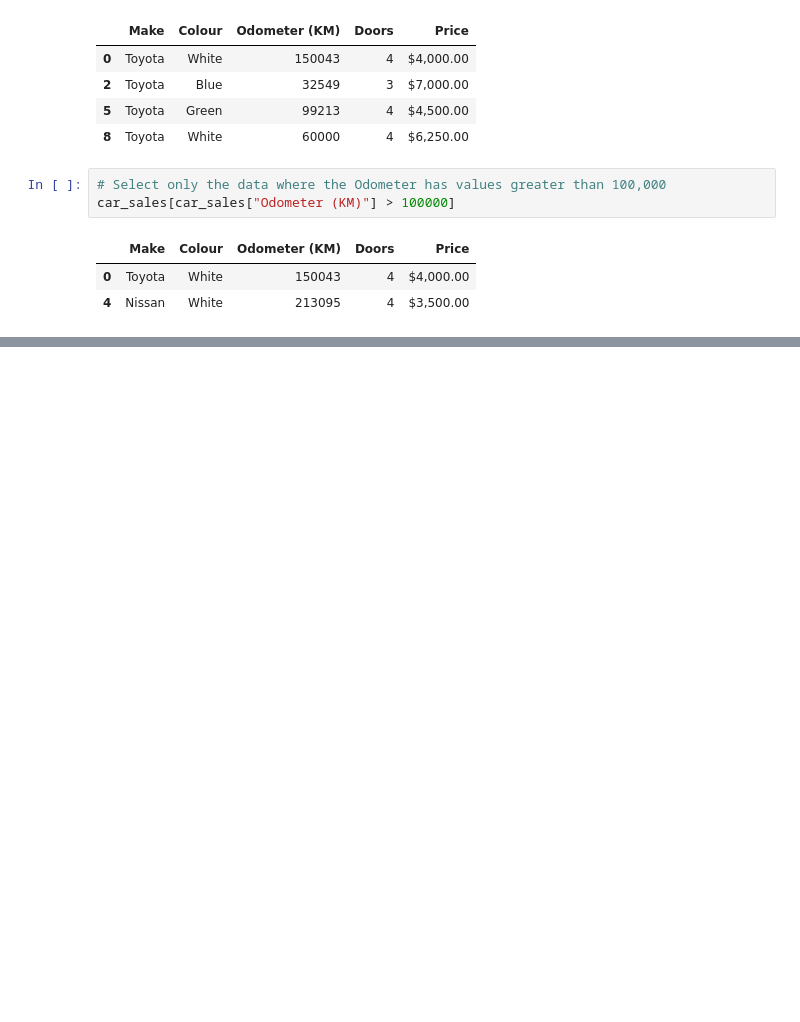
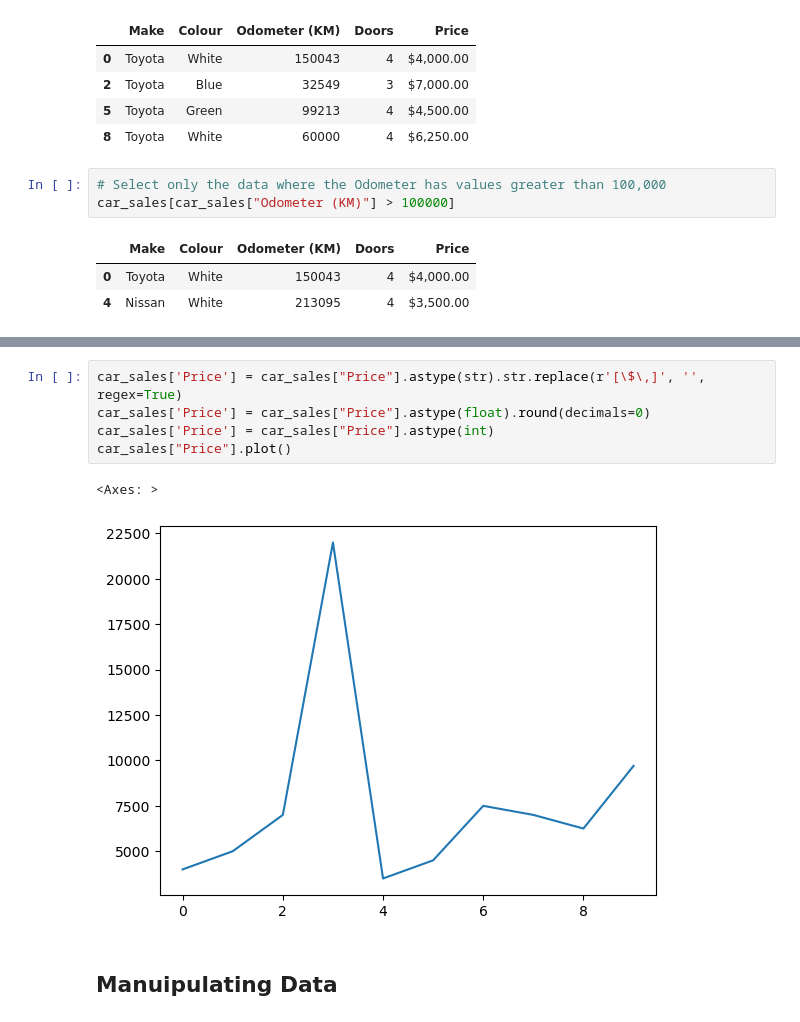
Before and after one commit to designcodemastery/ztm-ai-ml-data-science-bootcamp, a Jupyter notebook: Section 6-Pandas Data Analysis/introduction-to-pandas.ipynb, the cells around one changed output, grey strips where cells are left out. Saved outputs shown, nothing was run; the diff lists cells and outputs as text; blank space fills up the shorter version.

```diff
--- a/Section 6-Pandas Data Analysis/introduction-to-pandas.ipynb
+++ b/Section 6-Pandas Data Analysis/introduction-to-pandas.ipynb
@@ -391,0 +421,10 @@ car_sales[car_sales["Odometer (KM)"] > 100000]
+# %%
+car_sales['Price'] = car_sales["Price"].astype(str).str.replace(r'[\$\,]', '', regex=True)
+car_sales['Price'] = car_sales["Price"].astype(float).round(decimals=0)
+car_sales['Price'] = car_sales["Price"].astype(int)
+car_sales["Price"].plot()
+# %% [output]
+<Axes: >
+[figure, added]
+# %% [markdown]
+## Manuipulating Data
```
Also changed, not shown: parts of 28 cells of this notebook, 8 other files.
